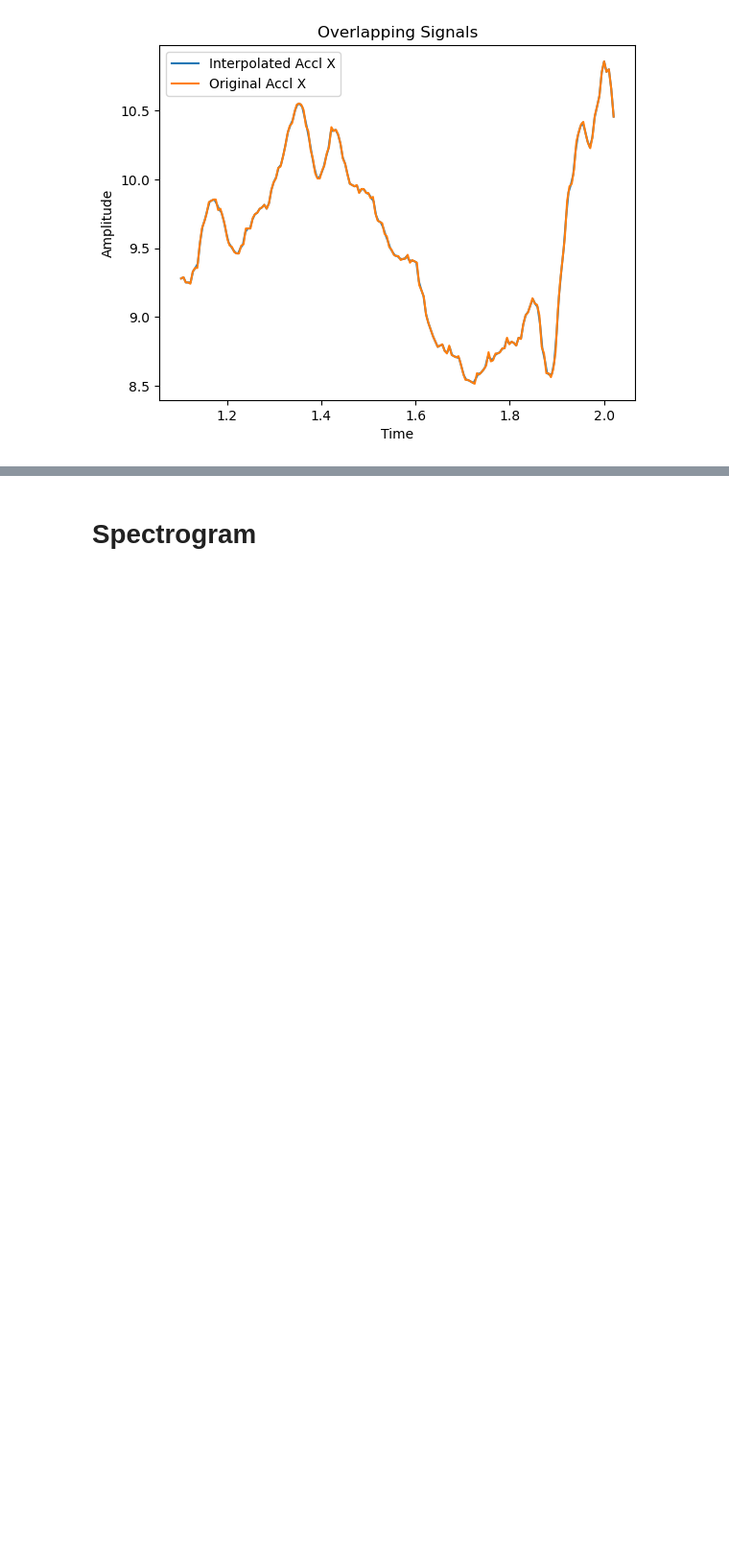
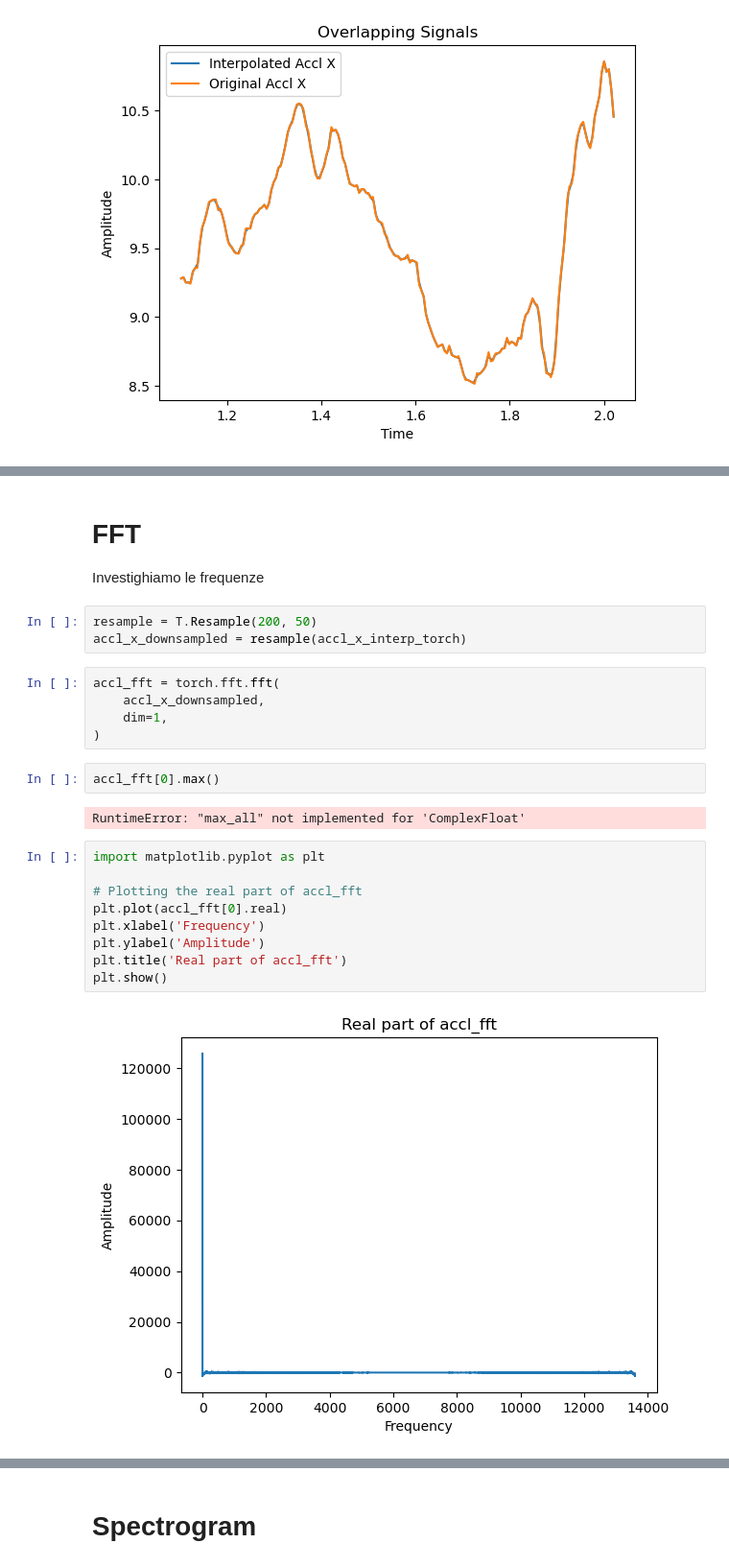
Before and after one commit to amir-goudarzi/IMU_testing, a Jupyter notebook: notebooks/dataloader.ipynb, the cells around one changed output, grey strips where cells are left out. Shown: that part at 96% size. Saved outputs shown, nothing was run; the diff lists cells and outputs as text; blank space fills up the shorter version.

```diff
--- a/notebooks/dataloader.ipynb
+++ b/notebooks/dataloader.ipynb
@@ -334,0 +390,26 @@ plt.show()
+# %% [markdown]
+# FFT
+Investighiamo le frequenze
+# %%
+resample = T.Resample(200, 50)
+accl_x_downsampled = resample(accl_x_interp_torch)
+# %%
+accl_fft = torch.fft.fft(
+    accl_x_downsampled,
+    dim=1,
+)
+# %%
+accl_fft[0].max()
+# %% [output]
+RuntimeError: "max_all" not implemented for 'ComplexFloat'
+# %%
+import matplotlib.pyplot as plt
+
+# Plotting the real part of accl_fft
+plt.plot(accl_fft[0].real)
+plt.xlabel('Frequency')
+plt.ylabel('Amplitude')
+plt.title('Real part of accl_fft')
+plt.show()
+# %% [output]
+[figure, added]
```
Also changed, not shown: parts of 30 cells of this notebook, 1 other file.
